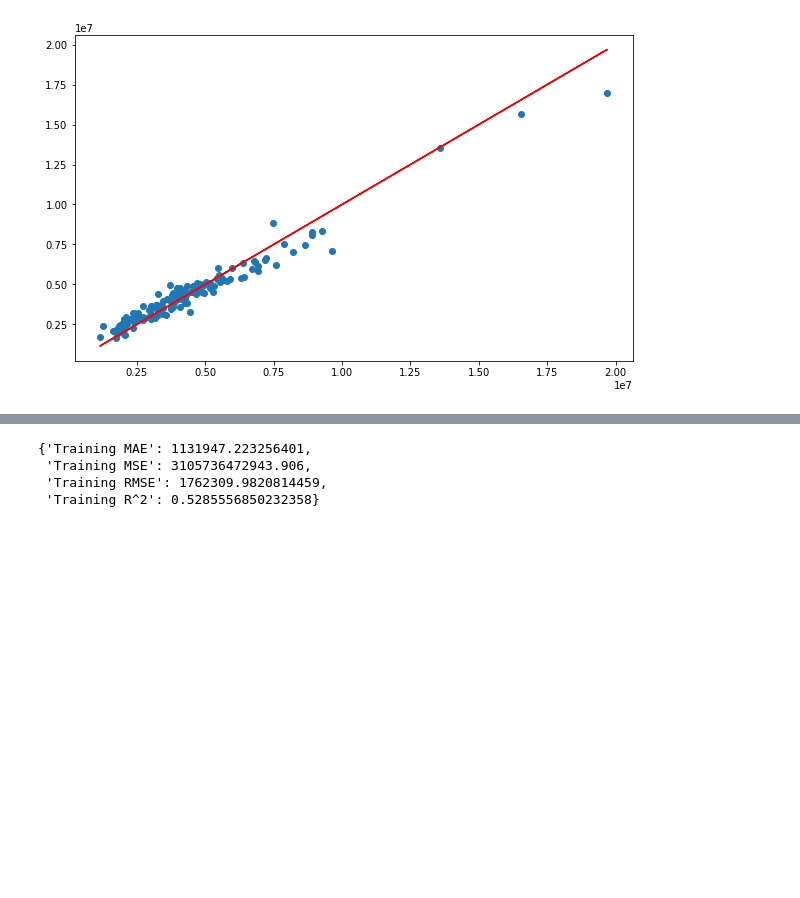
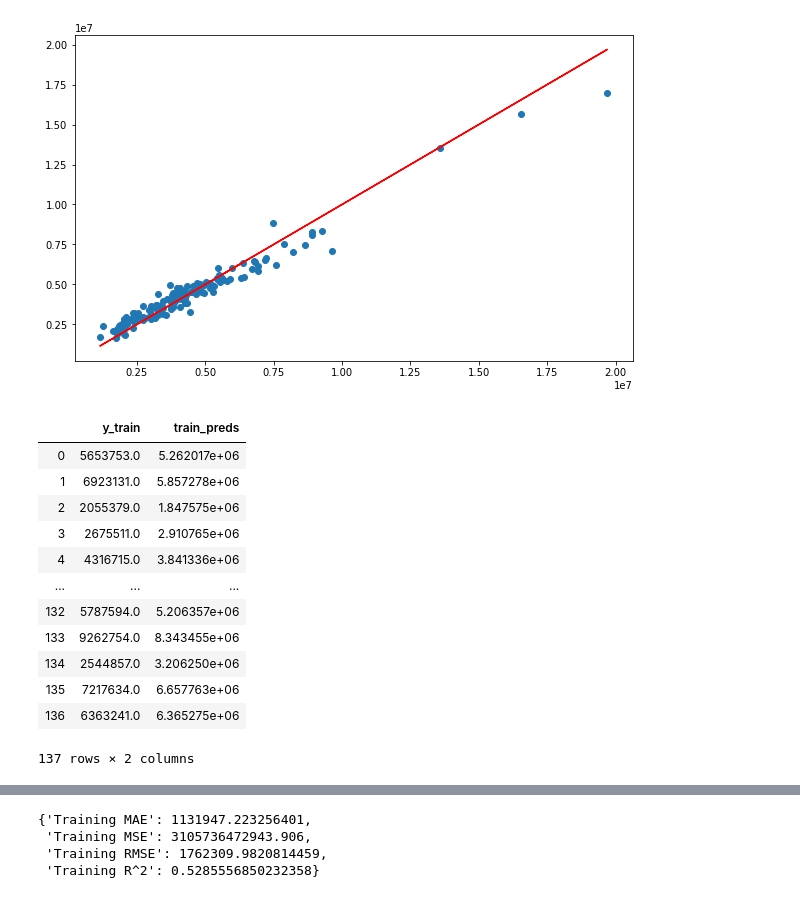
Before and after one commit to sekhar0146/ML_regression_projects, a Jupyter notebook: restaurant-revenue-prediction_regression.ipynb, the cells around one changed output, grey strips where cells are left out. Saved outputs shown, nothing was run; the diff lists cells and outputs as text; code cells hidden in the pictures; blank space fills up the shorter version.

```diff
--- a/restaurant-revenue-prediction_regression.ipynb
+++ b/restaurant-revenue-prediction_regression.ipynb
@@ -359,3 +382,22 @@ plt.scatter(y_train, train_preds)
 plt.plot(y_train, y_train, 'r');  # lineplot
 # %% [output]
 [figure]
+# %%
+df2 = pd.DataFrame()
+df2['y_train'] = y_train
+df2['train_preds'] = train_preds
+df2
+# %% [output]
+|  | y_train | train_preds |
+| 0 | 5653753.0 | 5.262017e+06 |
+| 1 | 6923131.0 | 5.857278e+06 |
+| 2 | 2055379.0 | 1.847575e+06 |
+| 3 | 2675511.0 | 2.910765e+06 |
+| 4 | 4316715.0 | 3.841336e+06 |
+| ... | ... | ... |
+| 132 | 5787594.0 | 5.206357e+06 |
+| 133 | 9262754.0 | 8.343455e+06 |
+| 134 | 2544857.0 | 3.206250e+06 |
+| 135 | 7217634.0 | 6.657763e+06 |
+| 136 | 6363241.0 | 6.365275e+06 |
+137 rows × 2 columns
```
Also changed, not shown: parts of 4 cells of this notebook.
